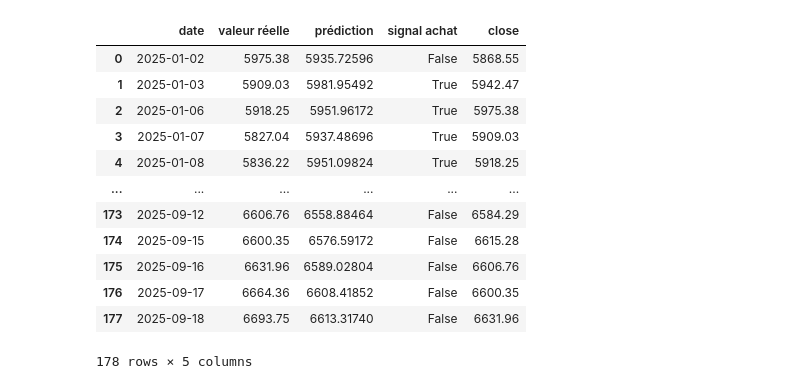
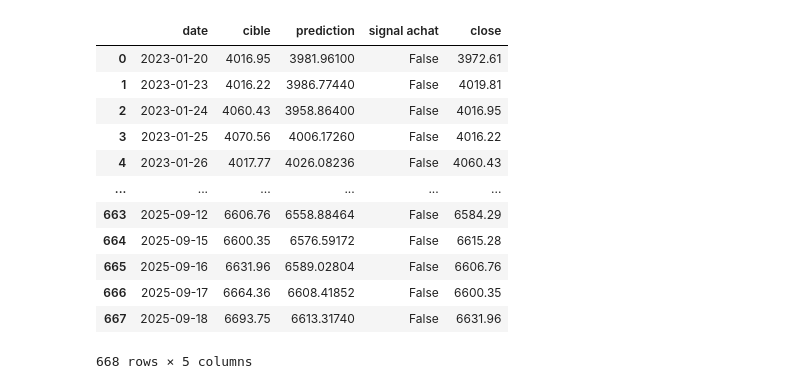
Before and after one commit to Alazuz/bigdata_project, a Jupyter notebook: strat_backtest.ipynb, the cells around one changed output. Saved outputs shown, nothing was run; the diff lists cells and outputs as text; code cells hidden in the pictures.

```diff
--- a/strat_backtest.ipynb
+++ b/strat_backtest.ipynb
@@ -464,29 +464,33 @@ def read(file_name):
         if xl:
             df['year'] = df['date'].dt.year
 
+    if 'close' not in df.columns:
+        close = read('data/df')
+        df = df.merge(close[['date', 'close']], on = 'date', how= 'left')
 
+    df = df[df['date']>='2023-01-20'].reset_index(drop=True)
 
     return df
 # %%
-df = read('test_rf')
-# df = read('tslm_pred1')
-close = read('data/df')
-df = df.merge(close[['date', 'close']], on = 'date', how= 'left')
-df = df[df['date']>='2023-01-20'].reset_index(drop=True)
+# sarimax rf cart lstm
+# sarimax = read('sarimax')
+rf = read('rf')
+# cart = read('cart')
+# lstm = read('lstm')
 # %%
-df
+rf
 # %% [output]
-|  | date | valeur réelle | prédiction | signal achat | close |
-| 0 | 2025-01-02 | 5975.38 | 5935.72596 | False | 5868.55 |
-| 1 | 2025-01-03 | 5909.03 | 5981.95492 | True | 5942.47 |
-| 2 | 2025-01-06 | 5918.25 | 5951.96172 | True | 5975.38 |
-| 3 | 2025-01-07 | 5827.04 | 5937.48696 | True | 5909.03 |
-| 4 | 2025-01-08 | 5836.22 | 5951.09824 | True | 5918.25 |
+|  | date | cible | prediction | signal achat | close |
+| 0 | 2023-01-20 | 4016.95 | 3981.96100 | False | 3972.61 |
+| 1 | 2023-01-23 | 4016.22 | 3986.77440 | False | 4019.81 |
+| 2 | 2023-01-24 | 4060.43 | 3958.86400 | False | 4016.95 |
+| 3 | 2023-01-25 | 4070.56 | 4006.17260 | False | 4016.22 |
+| 4 | 2023-01-26 | 4017.77 | 4026.08236 | False | 4060.43 |
 | ... | ... | ... | ... | ... | ... |
-| 173 | 2025-09-12 | 6606.76 | 6558.88464 | False | 6584.29 |
-| 174 | 2025-09-15 | 6600.35 | 6576.59172 | False | 6615.28 |
-| 175 | 2025-09-16 | 6631.96 | 6589.02804 | False | 6606.76 |
-| 176 | 2025-09-17 | 6664.36 | 6608.41852 | False | 6600.35 |
-| 177 | 2025-09-18 | 6693.75 | 6613.31740 | False | 6631.96 |
+| 663 | 2025-09-12 | 6606.76 | 6558.88464 | False | 6584.29 |
+| 664 | 2025-09-15 | 6600.35 | 6576.59172 | False | 6615.28 |
+| 665 | 2025-09-16 | 6631.96 | 6589.02804 | False | 6606.76 |
+| 666 | 2025-09-17 | 6664.36 | 6608.41852 | False | 6600.35 |
+| 667 | 2025-09-18 | 6693.75 | 6613.31740 | False | 6631.96 |
-178 rows × 5 columns
+668 rows × 5 columns
 # %%
```
Also changed, not shown: parts of 1 cell of this notebook, 1 other file.
